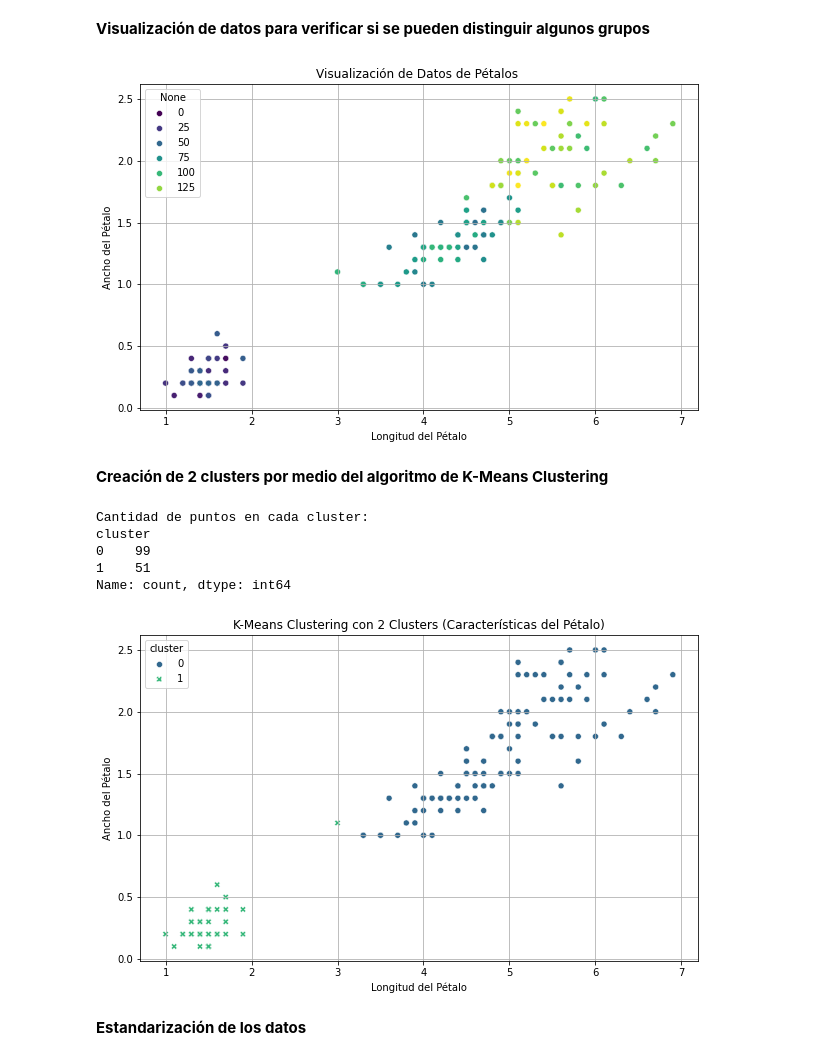
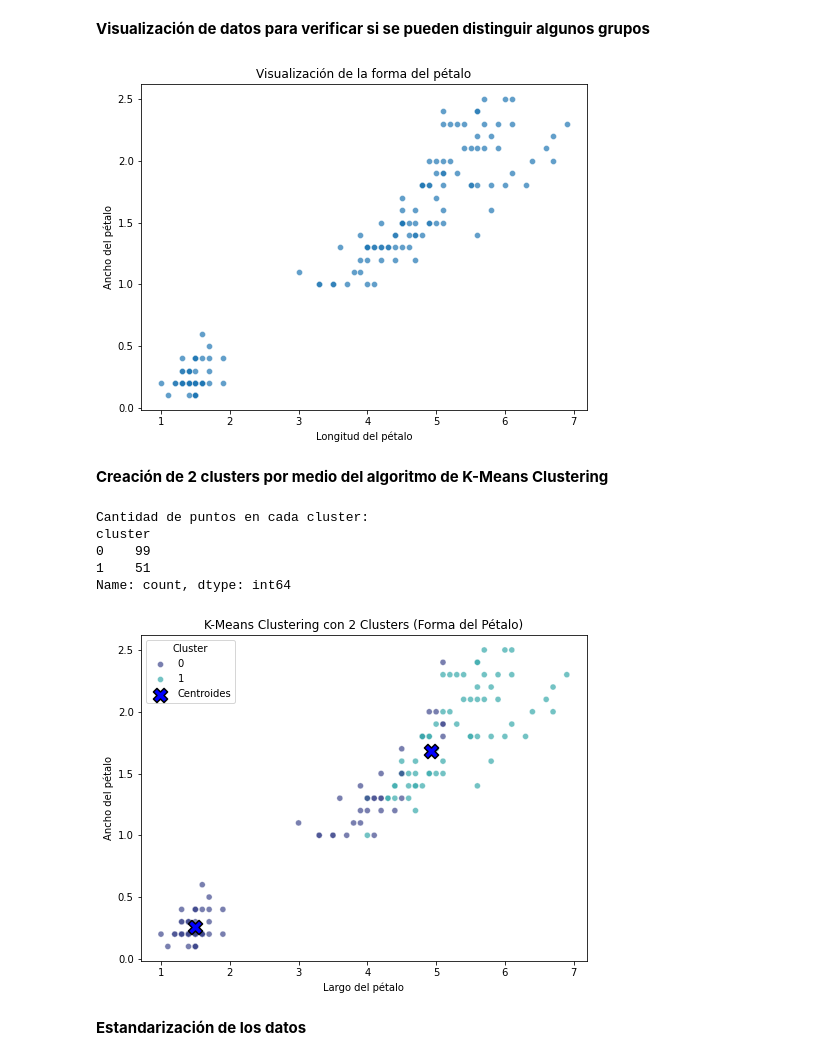
Before and after one commit to alee2602/HDT2-DM, a Jupyter notebook: main.ipynb, the cells around one changed output. Saved outputs shown, nothing was run; the diff lists cells and outputs as text; code cells hidden in the pictures.

```diff
--- a/main.ipynb
+++ b/main.ipynb
@@ -195,22 +200,24 @@ A partir de la gráfica, podemos decir que el valor ideal para la cantidad de cl
 # %% [markdown]
 **Graficas de resultados con números diferentes de clusters**
 # %%
-standarized_data[["sepal_length", "sepal_width"]] = scaler.fit_transform(data[["sepal_length", "sepal_width"]])
-# Definir los valores de k a graficar
+
 selected_k = [3, 4, 6, 10]
 
-# Graficar los resultados para diferentes números de clusters
 fig, axes = plt.subplots(2, 2, figsize=(12, 10))
 axes = axes.flatten()
 
 for i, k in enumerate(selected_k):
     kmeans = KMeans(n_clusters=k, random_state=42, n_init=10)
-    data[f"cluster_{k}"] = kmeans.fit_predict(data[["sepal_length", "sepal_width"]])
+    standarized_data[f"cluster_{k}"] = kmeans.fit_predict(standarized_data[["sepal_length", "sepal_width"]])
 
-    sns.scatterplot(x=data["sepal_length"], y=data["sepal_width"], hue=data[f"cluster_{k}"], palette="viridis", alpha=0.7, ax=axes[i])
-    axes[i].set_xlabel("Largo del sépalo")
-    axes[i].set_ylabel("Ancho del sépalo")
-    axes[i].set_title(f"K-Means Clustering con {k} Clusters (Forma del Sépalo)")
+    centroids = kmeans.cluster_centers_
+
+    sns.scatterplot(x=standarized_data["sepal_length"], y=standarized_data["sepal_width"],
+                    hue=standarized_data[f"cluster_{k}"], palette="viridis", alpha=0.7, ax=axes[i])
+    axes[i].scatter(centroids[:, 0], centroids[:, 1], marker="X", s=200, c="blue", edgecolors="black", linewidths=1.5, label="Centroides")
+    axes[i].set_xlabel("Largo del sépalo (Estandarizado)")
+    axes[i].set_ylabel("Ancho del sépalo (Estandarizado)")
+    axes[i].set_title(f"K-Means Clustering con {k} Clusters (Forma del Sépalo estandarizado)")
     axes[i].legend(title="Cluster")
 
 plt.tight_layout()
@@ -224,15 +298,14 @@ Tomando en cuenta el valor de k ideal que obtuvimos para la forma del sépalo de
 # %% [markdown]
 **Visualización de datos para verificar si se pueden distinguir algunos grupos**
 # %%
-plt.figure(figsize=(10, 6))
-sns.scatterplot(x="petal_length", y="petal_width", data=data, palette="viridis", hue=data.index)
-plt.xlabel('Longitud del Pétalo')
-plt.ylabel('Ancho del Pétalo')
-plt.title('Visualización de Datos de Pétalos ')
-plt.grid(True)
+plt.figure(figsize=(8, 6))
+sns.scatterplot(x=data["petal_length"], y=data["petal_width"], alpha=0.7)
+plt.xlabel("Longitud del pétalo")
+plt.ylabel("Ancho del pétalo")
+plt.title("Visualización de la forma del pétalo")
 plt.show()
 # %% [output]
-[figure, old version]
+[figure, new version]
 # %% [markdown]
 **Creación de 2 clusters por medio del algoritmo de K-Means Clustering**
 # %%
@@ -246,13 +319,16 @@ cluster_counts = data['cluster'].value_counts()
 print("Cantidad de puntos en cada cluster:")
 print(cluster_counts)
 
-# Crear un gráfico de dispersión de las características del pétalo con la paleta "viridis"
-plt.figure(figsize=(10, 6))
-sns.scatterplot(x="petal_length", y="petal_width", data=data, palette="viridis", hue="cluster", style="cluster")
-plt.xlabel('Longitud del Pétalo')
-plt.ylabel('Ancho del Pétalo')
-plt.title('K-Means Clustering con 2 Clusters (Características del Pétalo)')
-plt.grid(True)
+# Obtener los centroides de los clusters
+centroids = kmeans.cluster_centers_
+
+plt.figure(figsize=(8, 6))
+sns.scatterplot(x=data["petal_length"], y=data["petal_width"], hue=data["cluster_2"], palette="mako", alpha=0.7)
+plt.scatter(centroids[:, 0], centroids[:, 1], marker="X", s=200, c="blue", edgecolors="black", linewidths=1.5, label="Centroides")
+plt.xlabel("Largo del pétalo")
+plt.ylabel("Ancho del pétalo")
+plt.title("K-Means Clustering con 2 Clusters (Forma del Pétalo)")
+plt.legend(title="Cluster")
 plt.show()
 # %% [output]
 Cantidad de puntos en cada cluster:
@@ -260,7 +336,7 @@ cluster
 0    99
 1    51
 Name: count, dtype: int64
-[figure, old version]
+[figure, new version]
 # %% [markdown]
 **Estandarización  de los datos**
 # %%
```
Also changed, not shown: parts of 38 cells of this notebook.
